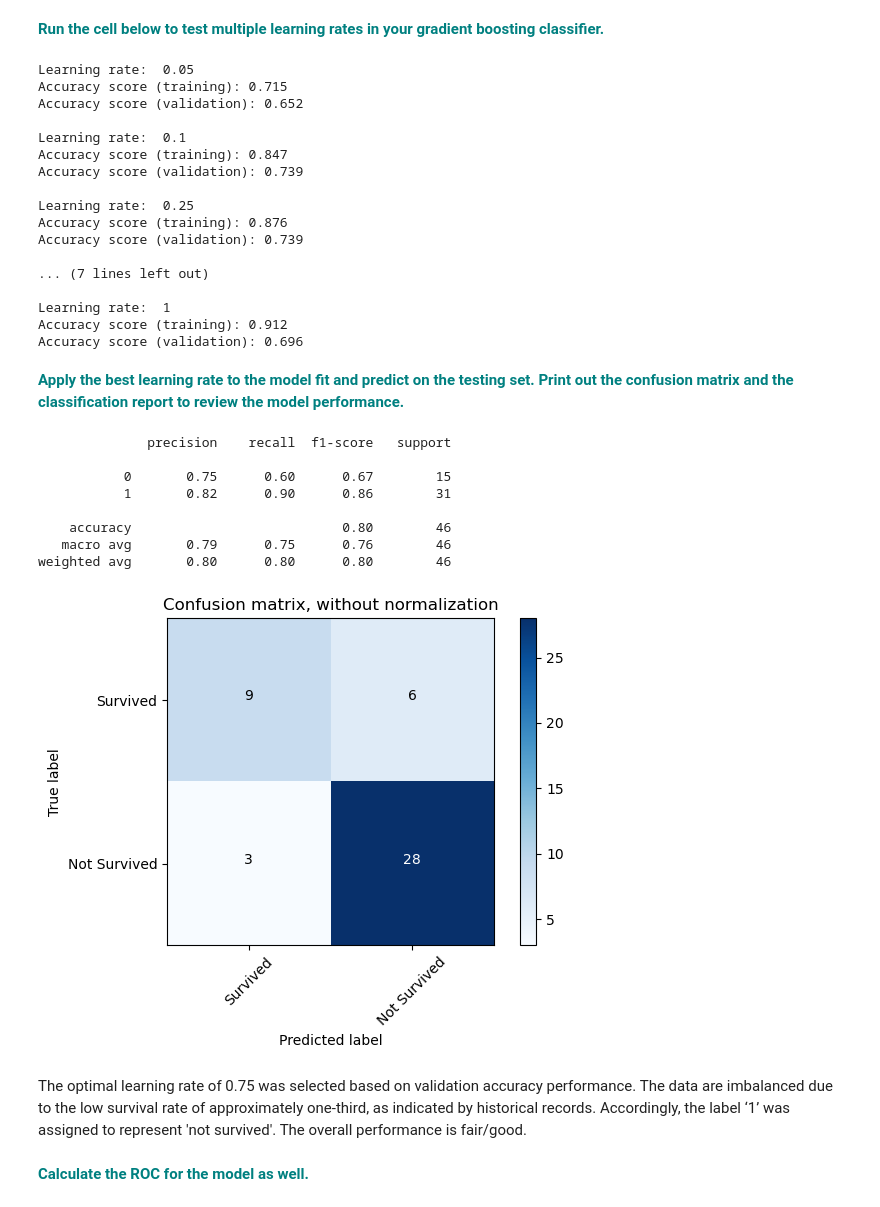
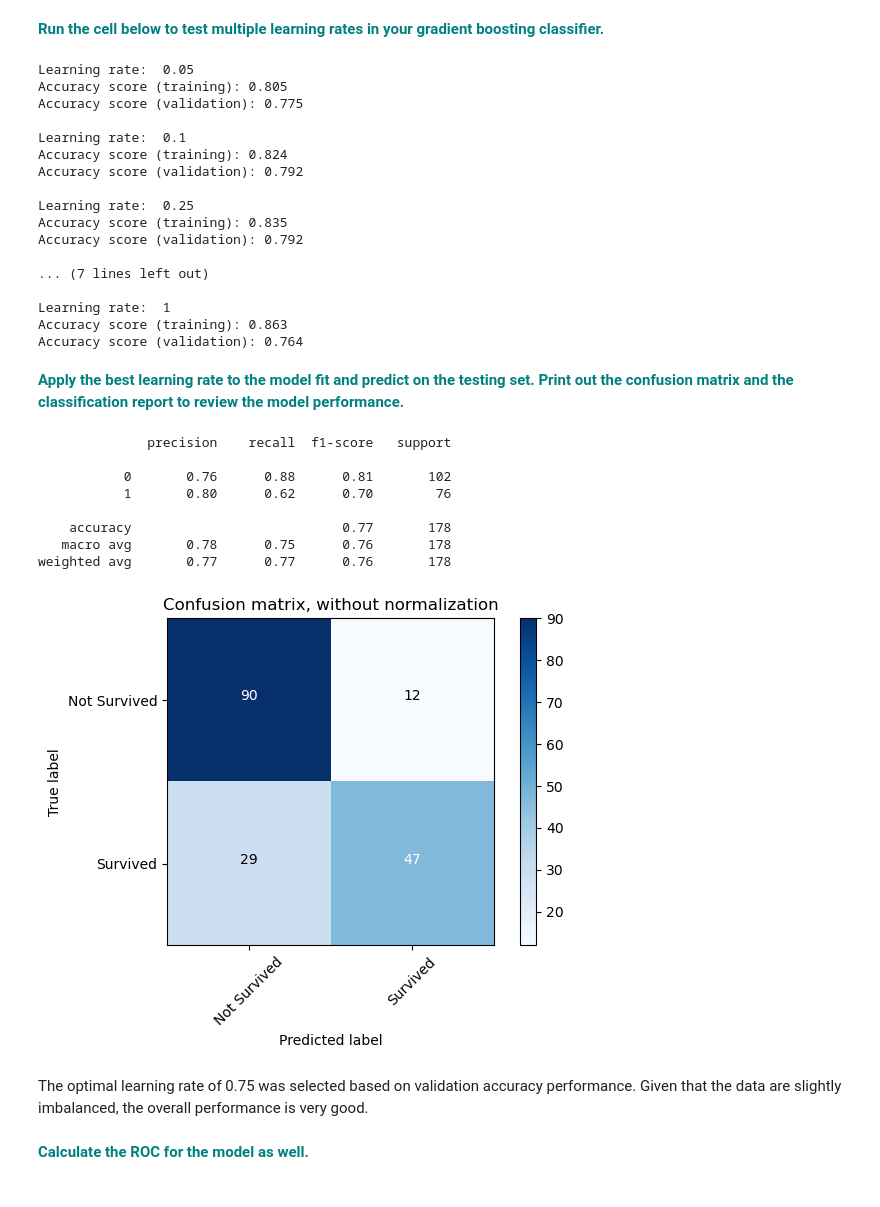
Before and after one commit to sookhyun/mini-projects, a Jupyter notebook: 14.5.Gradient_Boosting_Case_Study.ipynb, the cells around one changed output. Cells and saved outputs as stored; diff of their text form; code cells hidden in the pictures.

```diff
--- a/14.5.Gradient_Boosting_Case_Study.ipynb
+++ b/14.5.Gradient_Boosting_Case_Study.ipynb
@@ -118,4 +118,3 @@ Now that you have solid understanding of Gradient Boosting in the regression sce
 Hint: in this case you can use [dropna()](https://pandas.pydata.org/pandas-docs/stable/reference/api/pandas.DataFrame.dropna.html) to just throw away any incomplete rows. For the purpose of this exercise we will disregard them but obviously in the real world you need to be much more careful and decide how to handle incomplete observations.
 # %%
 dfo = pd.read_csv('titanic.csv')
-dfo = dfo.dropna()
@@ -122,3 +143,5 @@ dfo = dfo.dropna()
+# %%
+dfo = dfo.dropna(subset = ['Age','Embarked'])
 # %% [markdown]
 **<font color='teal'>Print the levels of the categorical data using 'select_dtypes'. </font>**
 # %%
@@ -221,22 +241,22 @@ for learning_rate in learning_rates:
     print()
 # %% [output]
 Learning rate:  0.05
-Accuracy score (training): 0.715
-Accuracy score (validation): 0.652
+Accuracy score (training): 0.805
+Accuracy score (validation): 0.775
 
 Learning rate:  0.1
-Accuracy score (training): 0.847
-Accuracy score (validation): 0.739
+Accuracy score (training): 0.824
+Accuracy score (validation): 0.792
 
 Learning rate:  0.25
-Accuracy score (training): 0.876
-Accuracy score (validation): 0.739
+Accuracy score (training): 0.835
+Accuracy score (validation): 0.792
 
 ... (7 lines left out)
 
 Learning rate:  1
-Accuracy score (training): 0.912
-Accuracy score (validation): 0.696
+Accuracy score (training): 0.863
+Accuracy score (validation): 0.764
 # %% [markdown]
 **<font color='teal'>Apply the best learning rate to the model fit and predict on the testing set. Print out the confusion matrix and the classification report to review the model performance.</font>**
 # %%
@@ -245,42 +265,42 @@ gb = GradientBoostingClassifier(n_estimators=20, learning_rate = best_learning_r
 gb.fit(X_train, y_train)
 y_pred = gb.predict(X_test)
 y_prob = gb.predict_proba(X_test)[:,1]
 
 
 print(classification_report(y_test, y_pred))
 
 # Compute confusion matrix
 cnf_matrix = confusion_matrix(y_test, y_pred)
 np.set_printoptions(precision=2)
 
-class_names=['Survived','Not Survived']
+class_names=['Not Survived', 'Survived']
 fmt = 'd'
 thresh = cnf_matrix.max() / 2.
 for i, j in itertools.product(range(cnf_matrix.shape[0]), range(cnf_matrix.shape[1])):
     plt.text(j, i, format(cnf_matrix[i, j], fmt),
         horizontalalignment="center",
         color="white" if cnf_matrix[i, j] > thresh else "black")
 plt.imshow(cnf_matrix, interpolation='nearest', cmap=plt.cm.Blues)
 plt.title('Confusion matrix, without normalization')
 plt.colorbar()
 tick_marks = np.arange(len(class_names))
 plt.xticks(tick_marks, class_names, rotation=45)
 plt.yticks(tick_marks, class_names)
 plt.ylabel('True label')
 plt.xlabel('Predicted label')
 plt.tight_layout()
 # %% [output]
               precision    recall  f1-score   support
 
-           0       0.75      0.60      0.67        15
-           1       0.82      0.90      0.86        31
+           0       0.76      0.88      0.81       102
+           1       0.80      0.62      0.70        76
 
-    accuracy                           0.80        46
-   macro avg       0.79      0.75      0.76        46
-weighted avg       0.80      0.80      0.80        46
+    accuracy                           0.77       178
+   macro avg       0.78      0.75      0.76       178
+weighted avg       0.77      0.77      0.76       178
-[figure, old version]
+[figure, new version]
 # %% [markdown]
-The optimal learning rate of 0.75 was selected based on validation accuracy performance. The data are imbalanced due to the low survival rate of approximately one-third, as indicated by historical records. Accordingly, the label ‘1’ was assigned to represent 'not survived'. The overall performance is fair/good.
+The optimal learning rate of 0.75 was selected based on validation accuracy performance. Given that the data are slightly imbalanced, the overall performance is very good.
 # %% [markdown]
 **<font color='teal'>Calculate the ROC for the model as well.</font>**
 # %%
```
Also changed, not shown: parts of 7 cells of this notebook.
